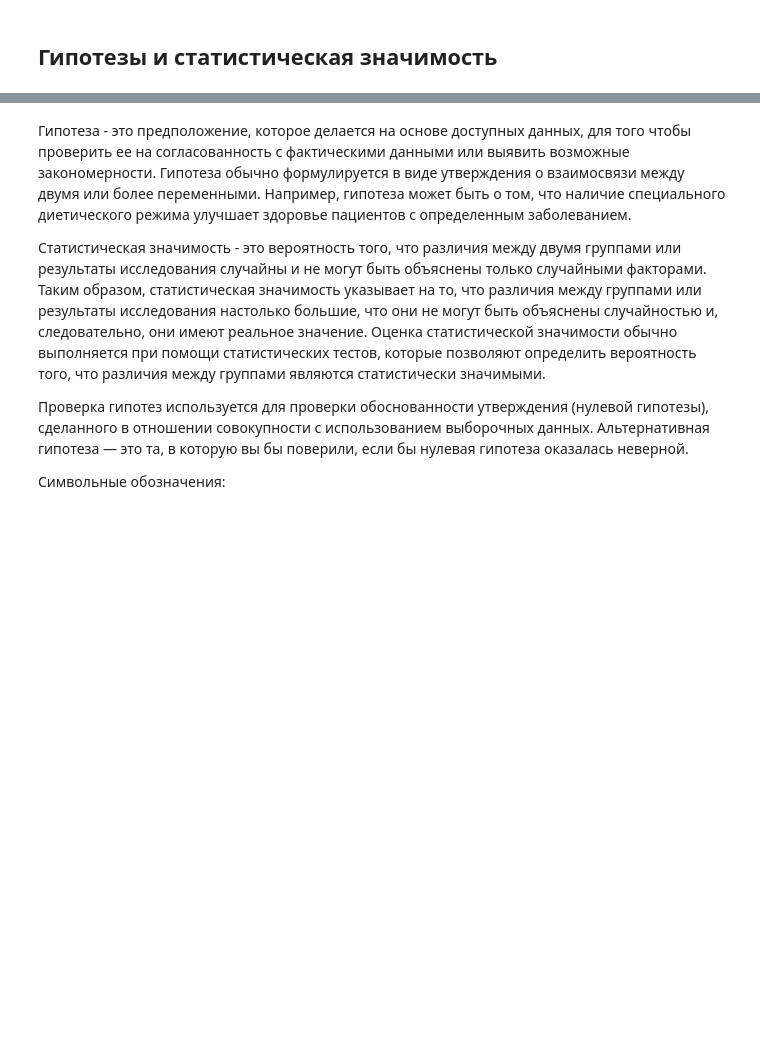
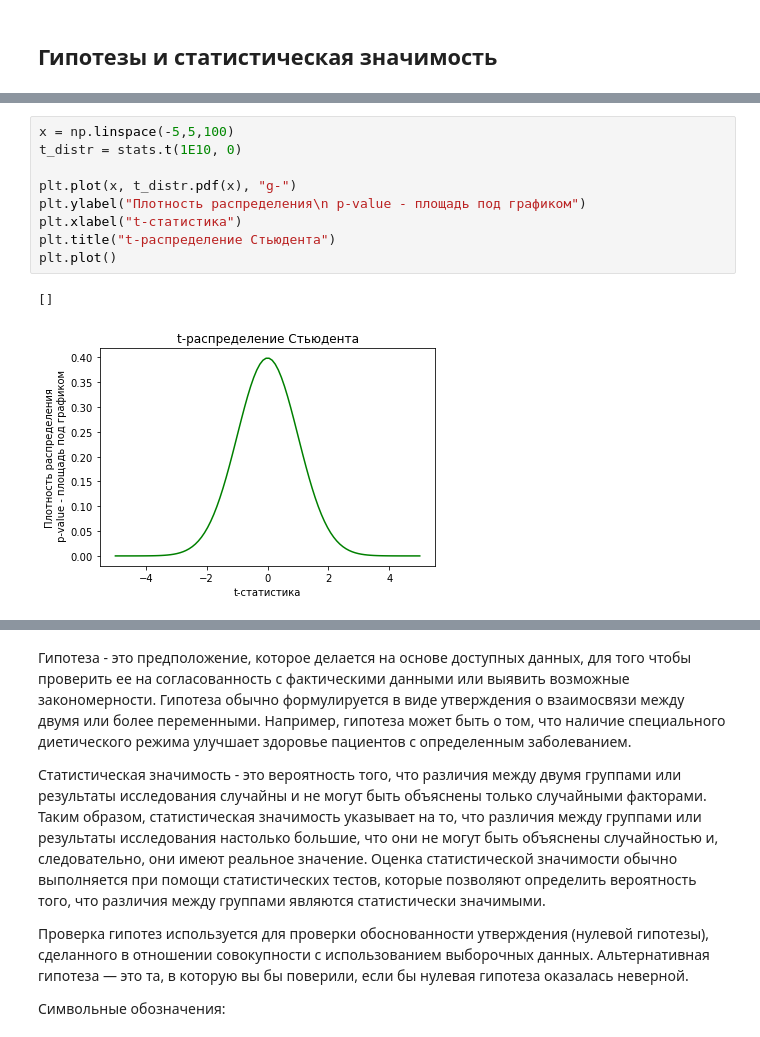
Before and after one commit to Letch49/ML_VVSU_2023, a Jupyter notebook: lec04/lec04.ipynb, the cells around one changed output, grey strips where cells are left out. Drawn from its saved outputs; the diff is of its cells as text; blank space fills up the shorter version.

Commit message:
lec03-fixes, lec04 - stat test in progress

```diff
--- a/lec04/lec04.ipynb
+++ b/lec04/lec04.ipynb
@@ -247,0 +305,12 @@ Points to leave = False: [False, False, False, True, False, False, False, False,
+# %%
+x = np.linspace(-5,5,100)
+t_distr = stats.t(1E10, 0)
+
+plt.plot(x, t_distr.pdf(x), "g-")
+plt.ylabel("Плотность распределения\n p-value - площадь под графиком")
+plt.xlabel("t-статистика")
+plt.title("t-распределение Стьюдента")
+plt.plot()
+# %% [output]
+[]
+[figure, added]
```
Also changed, not shown: parts of 30 cells of this notebook, 4 other files.
